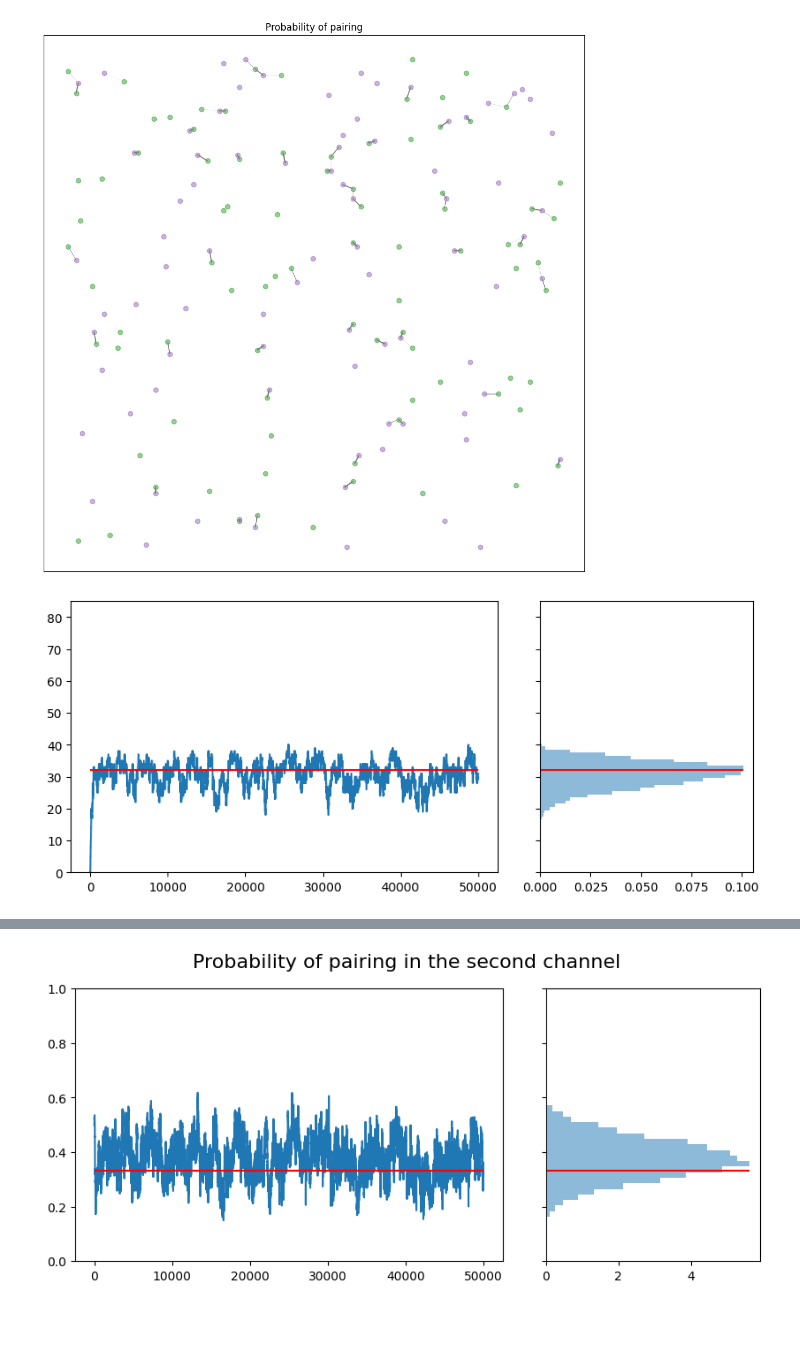
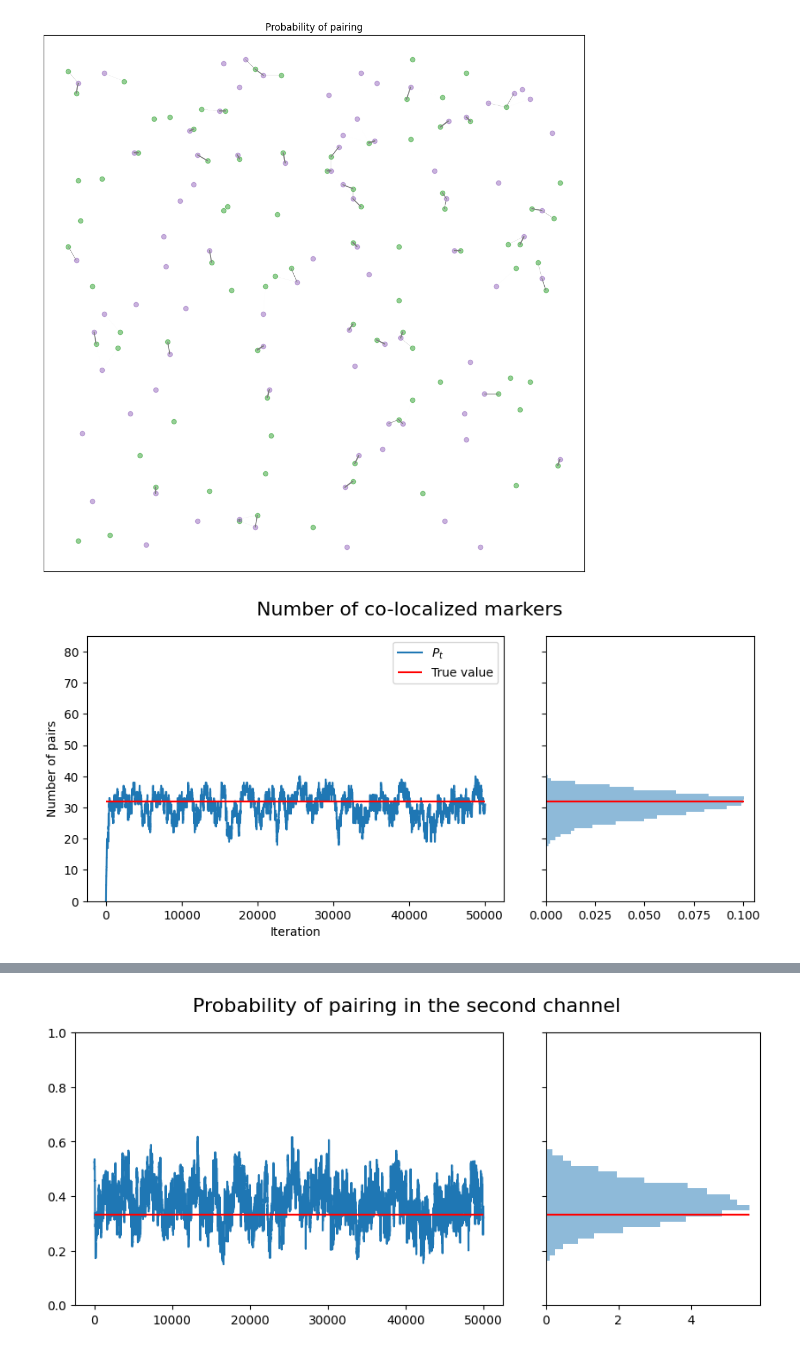
Before and after one commit to gnies/bayes-coloc, a Jupyter notebook: simulations-for-paper/comparison_on_simulated_images/our_analysis_setting_1.ipynb, the cells around one changed output, grey strips where cells are left out. Cells and saved outputs as stored; diff of their text form; code cells hidden in the pictures; blank space fills up the shorter version.

Commit message:
rho plots done

```diff
--- a/simulations-for-paper/comparison_on_simulated_images/our_analysis_setting_1.ipynb
+++ b/simulations-for-paper/comparison_on_simulated_images/our_analysis_setting_1.ipynb
@@ -182,25 +179,31 @@ plt.show()
 # %%
 gridspec = dict(wspace=0.0, width_ratios=[1, 0.1, 0.5])
 fig, ax = plt.subplots(nrows=1, ncols=3, gridspec_kw=gridspec, figsize=(10, 4))
+# set title of the plot
+fig.suptitle("Number of co-localized markers", fontsize=16)
 nx = len(x)
 ny = len(y)
 n_max = np.minimum(nx, ny)
 
 
 ax[1].set_visible(False)
 
 pair_count = chain.pair_count_trajectory
-ax[0].plot(np.arange(len(pair_count)), pair_count)
+ax[0].plot(np.arange(len(pair_count)), pair_count, label="$P_t$")
 ax[0].set_ylim((0, n_max+2))
-ax[0].hlines(y=n_gamma, xmin=0, xmax=len(pair_count), color="red")
+ax[0].hlines(y=n_gamma, xmin=0, xmax=len(pair_count), color="red", label="True value")
+ax[0].set_xlabel("Iteration")
+ax[0].set_ylabel("Number of pairs")
+ax[0].legend()
 bins = np.arange(n_max+2)-0.5
 ax[2].hist(chain.pair_count_trajectory, bins=bins, alpha=0.5, label="MCMC",
            orientation="horizontal", color="tab:blue", density=True)
 xmax = np.max(np.histogram(pair_count, bins=bins, density=True)[0])
 ax[2].hlines(y=n_gamma, xmin=0, xmax=xmax, color="red")
 ax[2].set_ylim((0, n_max+2))
 ax[2].set_yticklabels([])
+plt.savefig("plots/setting_1_pair_count.pdf")
 plt.show()
 # %% [output]
-[figure, old version]
+[figure, new version]
 # %%
```
Also changed, not shown: parts of 13 cells of this notebook, 10 other files.
